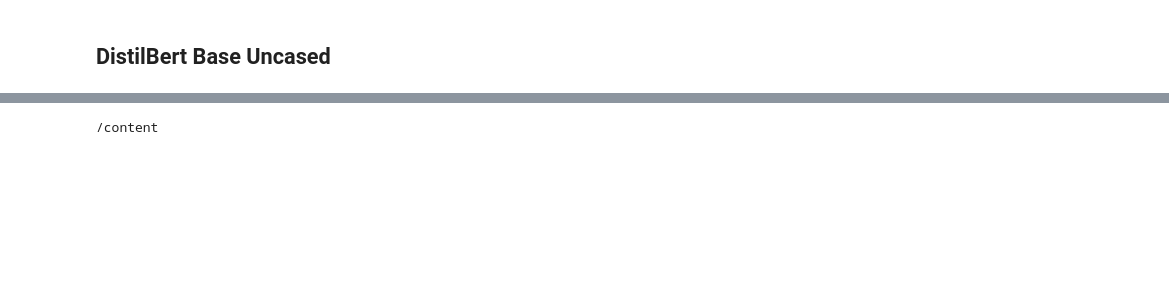
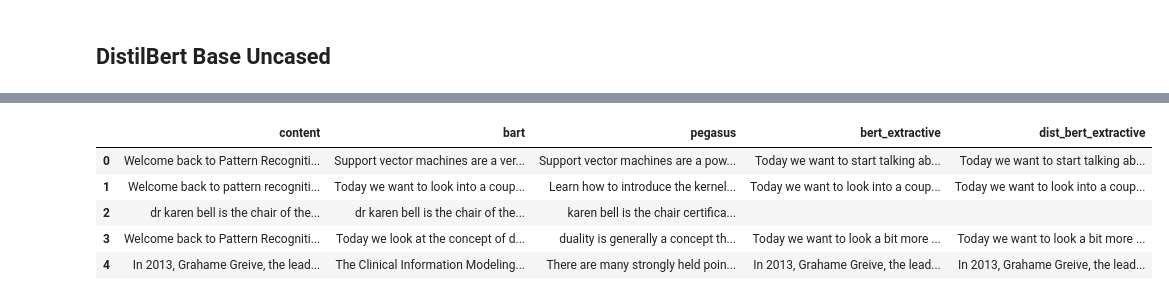
Before and after one commit to Elshan777/Text-Summarization-for-Lecture-Notes, a Jupyter notebook: Summary_Generator.ipynb, the cells around one changed output, grey strips where cells are left out. Cells and saved outputs as stored; diff of their text form; code cells hidden in the pictures; blank space fills up the shorter version.

Commit message:
Summaries were updated

```diff
--- a/Summary_Generator.ipynb
+++ b/Summary_Generator.ipynb
@@ -170,5 +173,11 @@ Some weights of the model checkpoint at distilbert-base-uncased were not used wh
 # %%
-%cd ..
-df.to_csv('summaries.csv')
+df.to_csv('summaries.csv', index=False)
-# %% [output]
-/content
+# %%
+df.head()
+# %% [output]
+|  | content | bart | pegasus | bert_extractive | dist_bert_extractive |
+| 0 | Welcome back to Pattern Recogniti... | Support vector machines are a ver... | Support vector machines are a pow... | Today we want to start talking ab... | Today we want to start talking ab... |
+| 1 | Welcome back to pattern recogniti... | Today we want to look into a coup... | Learn how to introduce the kernel... | Today we want to look into a coup... | Today we want to look into a coup... |
+| 2 | dr karen bell is the chair of the... | dr karen bell is the chair of the... | karen bell is the chair certifica... |  |  |
+| 3 | Welcome back to Pattern Recogniti... | Today we look at the concept of d... | duality is generally a concept th... | Today we want to look a bit more ... | Today we want to look a bit more ... |
+| 4 | In 2013, Grahame Greive, the lead... | The Clinical Information Modeling... | There are many strongly held poin... | In 2013, Grahame Greive, the lead... | In 2013, Grahame Greive, the lead... |
```
Also changed, not shown: parts of 10 cells of this notebook.
